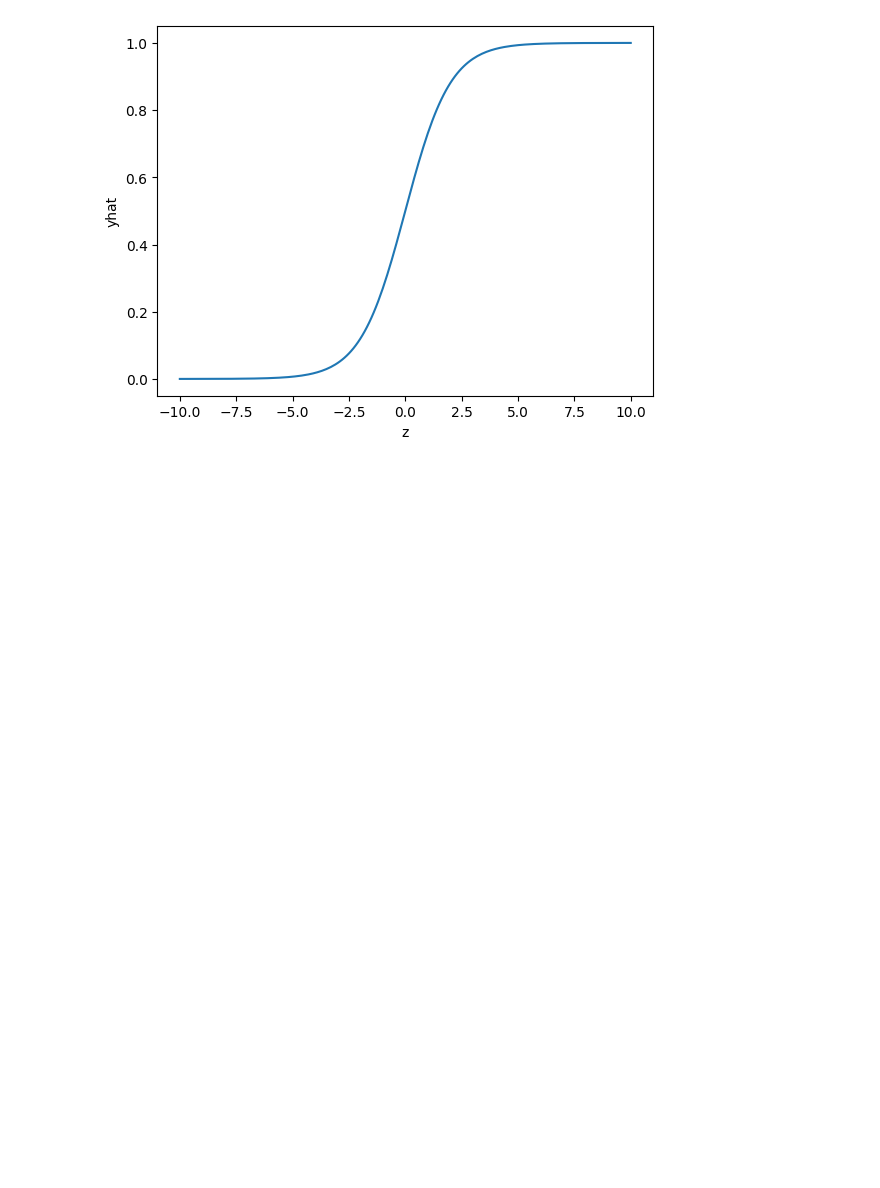
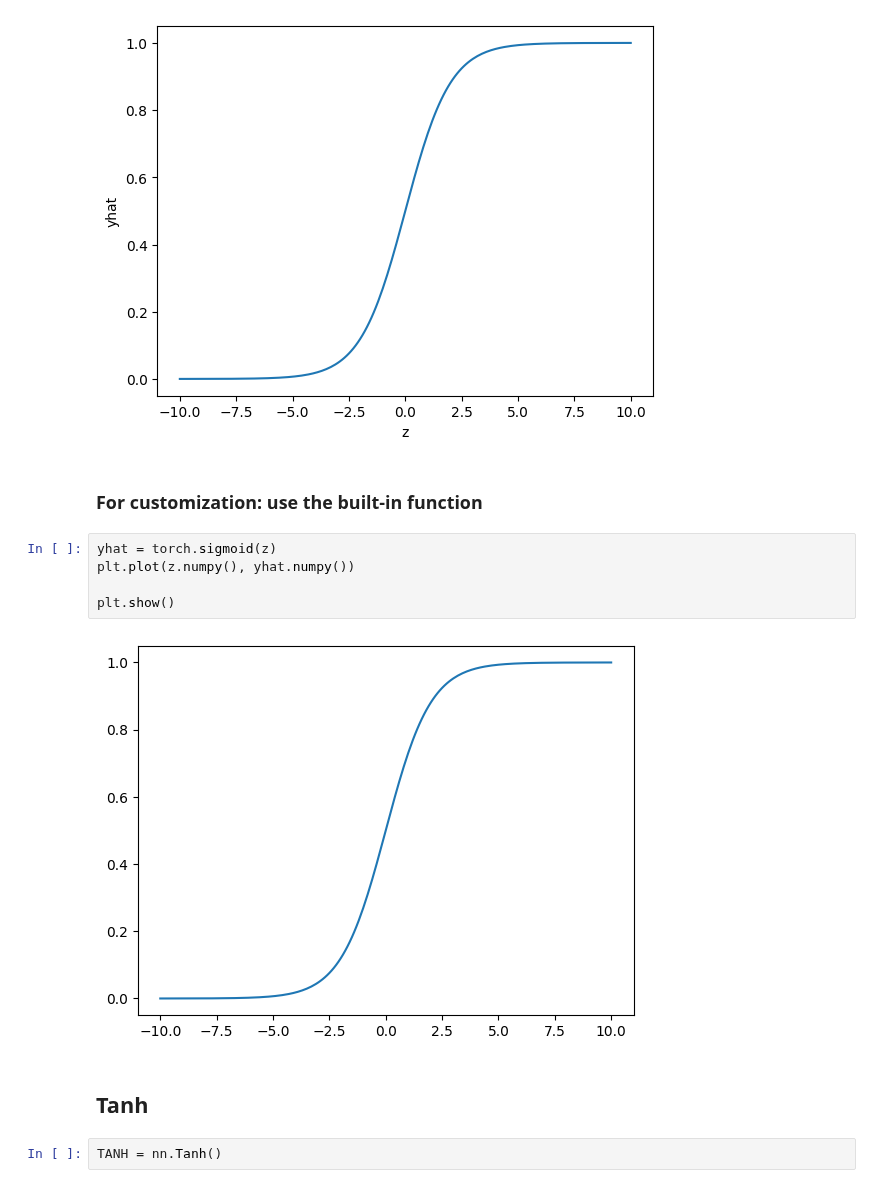
Before and after one commit to AjBorbzz/DataScience_AI_ML, a Jupyter notebook: PyTorch/IBM_Pytorch/DeepLearning_with_Pytorch/activation_fn_PyTorch.ipynb, the cells around one changed output. Drawn from its saved outputs; the diff is of its cells as text; blank space fills up the shorter version.

Commit message:
First activation: Tanh

```diff
--- a/PyTorch/IBM_Pytorch/DeepLearning_with_Pytorch/activation_fn_PyTorch.ipynb
+++ b/PyTorch/IBM_Pytorch/DeepLearning_with_Pytorch/activation_fn_PyTorch.ipynb
@@ -28,3 +28,16 @@ plt.ylabel('yhat')
 # %% [output]
 Text(0, 0.5, 'yhat')
 [figure]
+# %% [markdown]
+### For customization: use the built-in function
+# %%
+yhat = torch.sigmoid(z)
+plt.plot(z.numpy(), yhat.numpy())
+
+plt.show()
+# %% [output]
+[figure, added]
+# %% [markdown]
+## Tanh
+# %%
+TANH = nn.Tanh()
```
